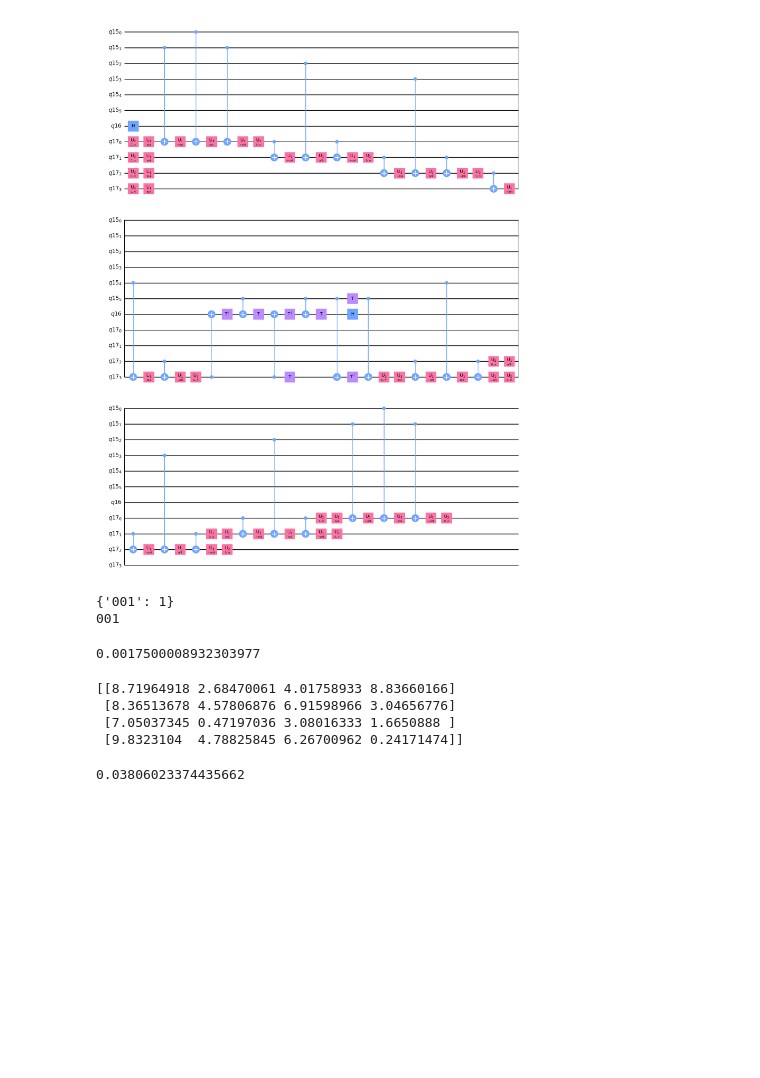
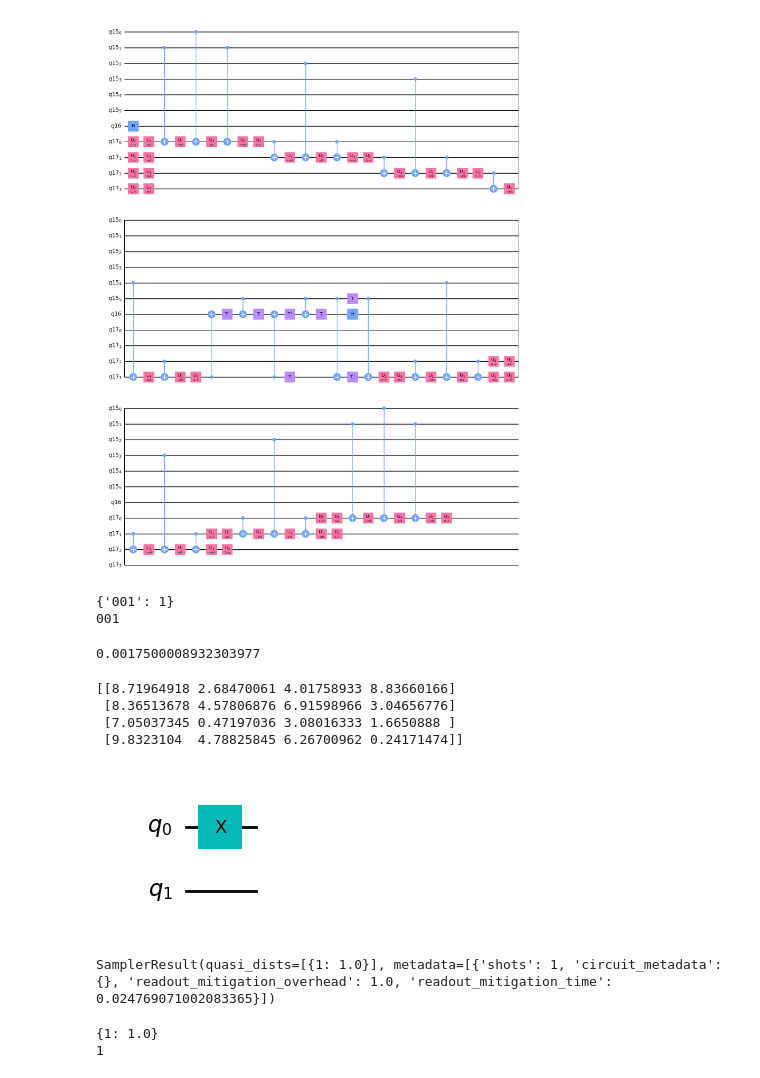
Before and after one commit to ragesi/TSP-Solution, a Jupyter notebook: demo/Untitled.ipynb, the cells around one changed output. Saved outputs shown, nothing was run; the diff lists cells and outputs as text; code cells hidden in the pictures; blank space fills up the shorter version.

```diff
--- a/demo/Untitled.ipynb
+++ b/demo/Untitled.ipynb
@@ -62,5 +62,22 @@ print(positive_random_array)
  [7.05037345 0.47197036 3.08016333 1.6650888 ]
  [9.8323104  4.78825845 6.26700962 0.24171474]]
 # %%
+from qiskit import QuantumCircuit
+
+# Create a new circuit with two qubits (first argument) and two classical
+# bits (second argument)
+qc = QuantumCircuit(2)
+
+# Add a Hadamard gate to qubit 0
+# qc.h(0)
+
+# Perform a controlled-X gate on qubit 1, controlled by qubit 0
+# qc.cx(0, 1)
+qc.x(0)
+
+# Return a drawing of the circuit using MatPlotLib ("mpl"). This is the
+# last line of the cell, so the drawing appears in the cell output.
+# Remove the "mpl" argument to get a text drawing.
+qc.draw("mpl")
 # %% [output]
-0.03806023374435662
+[figure, added]
@@ -66,0 +93,33 @@ print(positive_random_array)
+# %%
+from qiskit_ibm_runtime import QiskitRuntimeService, Estimator, Options, Sampler
+
+service = QiskitRuntimeService()
+
+# Run on the least-busy backend you have access to
+# backend = service.least_busy(simulator=False, operational=True)
+backend = 'ibmq_qasm_simulator'
+
+options = Options()
+options.resilience_level = 1
+options.optimization_level = 3
+
+# Create an Estimator object
+# estimator = Estimator(backend, options=options)
+sampler = Sampler(backend, options=options)
+
+# Submit the circuit to Estimator
+# job = estimator.run(circuits=[qc]*6, observables=[IZ, IX, ZI, XI, ZZ, XX], shots = 5000)
+qc.measure_all()
+job = sampler.run(circuits=qc, shots=1)
+
+# Once the job is complete, get the result
+job.result()
+# %% [output]
+SamplerResult(quasi_dists=[{1: 1.0}], metadata=[{'shots': 1, 'circuit_metadata': {}, 'readout_mitigation_overhead': 1.0, 'readout_mitigation_time': 0.024769071002083365}])
+# %%
+print(job.result().quasi_dists[0])
+output = job.result().quasi_dists[0]
+print(list(output)[0])
+# %% [output]
+{1: 1.0}
+1
```
Also changed, not shown: parts of 2 cells of this notebook, 1 other file.
